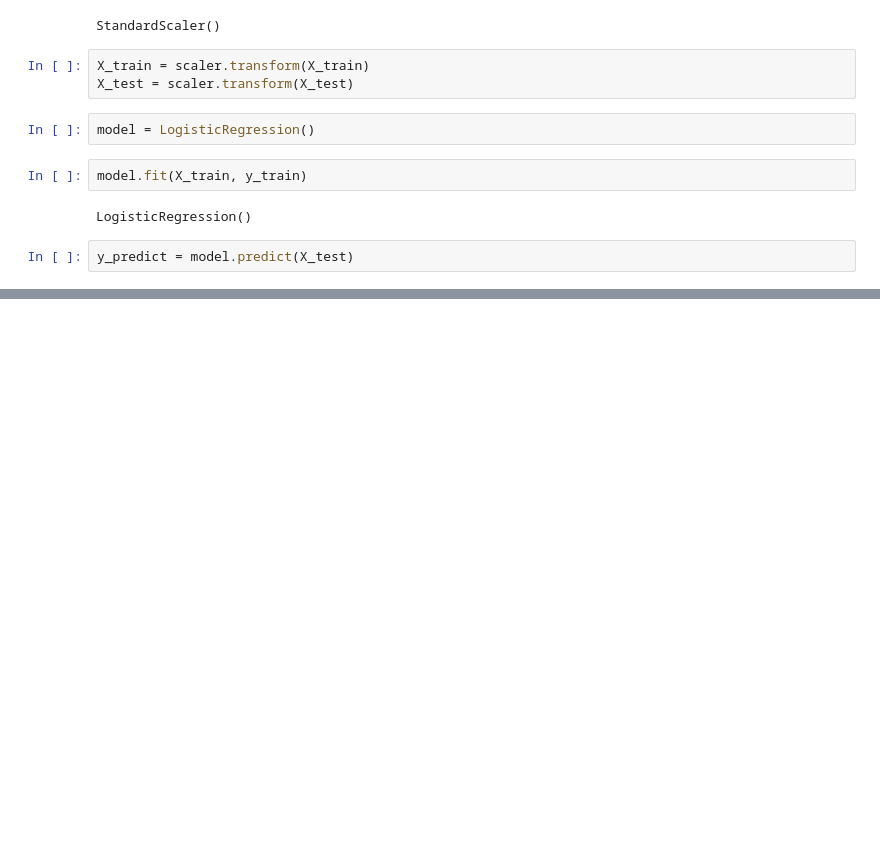
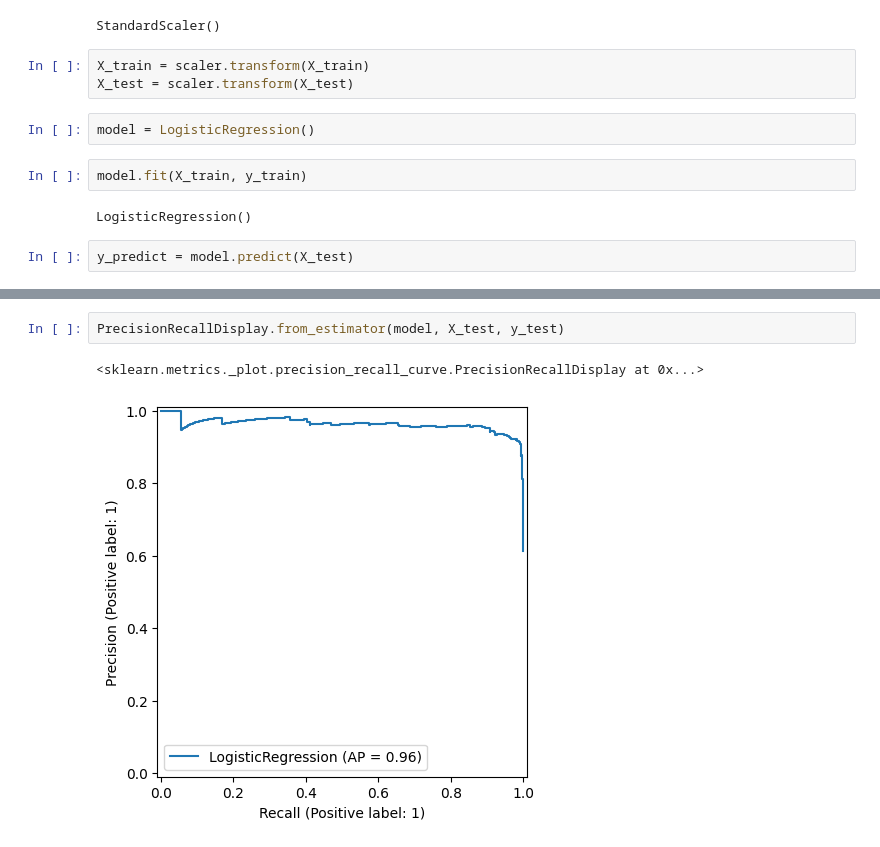
Before and after one commit to StartsevMaksim/ML_Udemy, a Jupyter notebook: ML_Log_Reg/Log_Reg.ipynb, the cells around one changed output, grey strips where cells are left out. Cells and saved outputs as stored; diff of their text form; blank space fills up the shorter version.

```diff
--- a/ML_Log_Reg/Log_Reg.ipynb
+++ b/ML_Log_Reg/Log_Reg.ipynb
@@ -71,0 +89,5 @@ array([1, 1, 0, 1, 0, 0, 1, 1, 0, 1, 1, 1, 1, 0, 1, 1, 0, 1, 1, 0, 0, 1,
+# %%
+PrecisionRecallDisplay.from_estimator(model, X_test, y_test)
+# %% [output]
+<sklearn.metrics._plot.precision_recall_curve.PrecisionRecallDisplay at 0x...>
+[figure, added]
```
Also changed, not shown: parts of 8 cells of this notebook, 5 other files.
